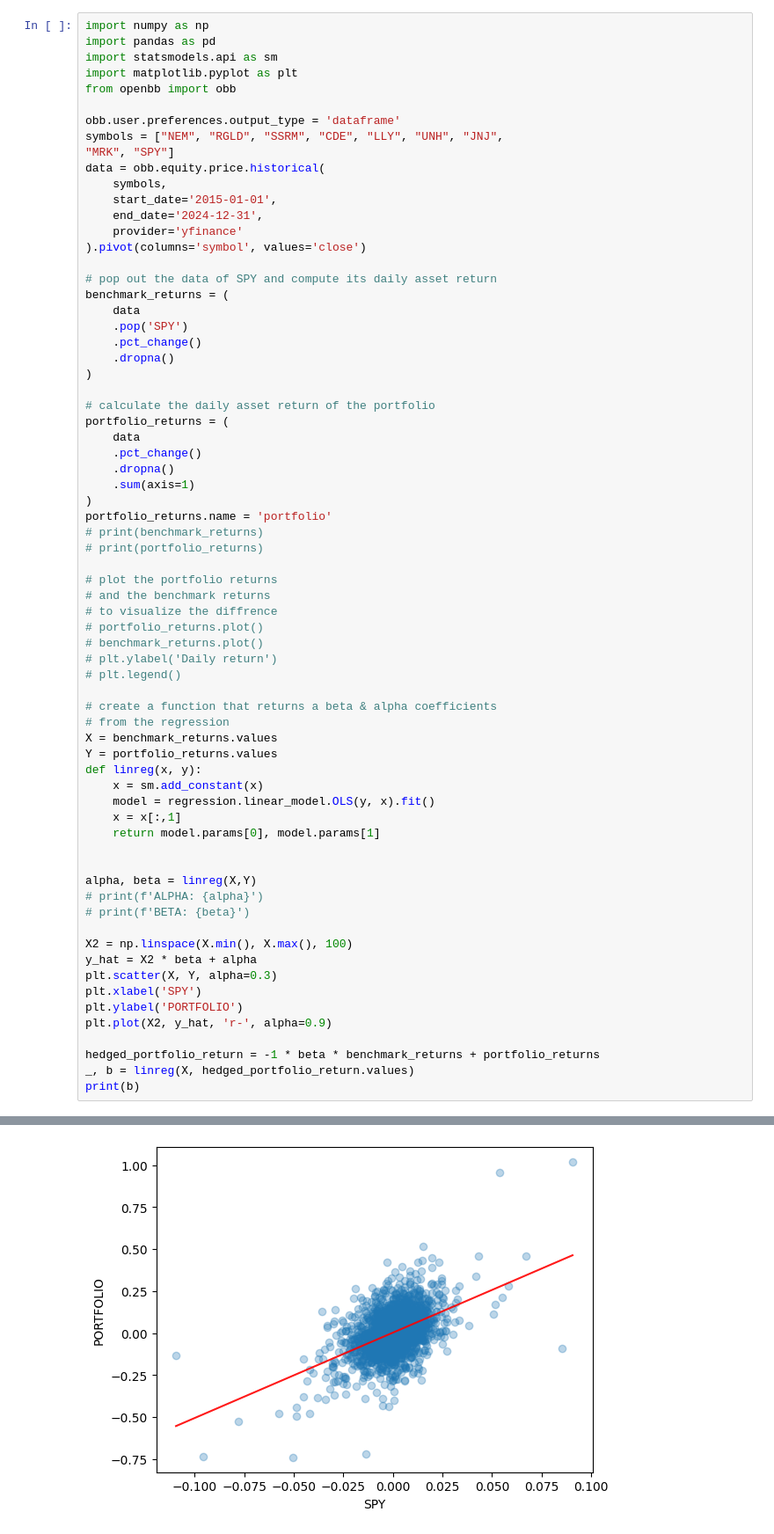
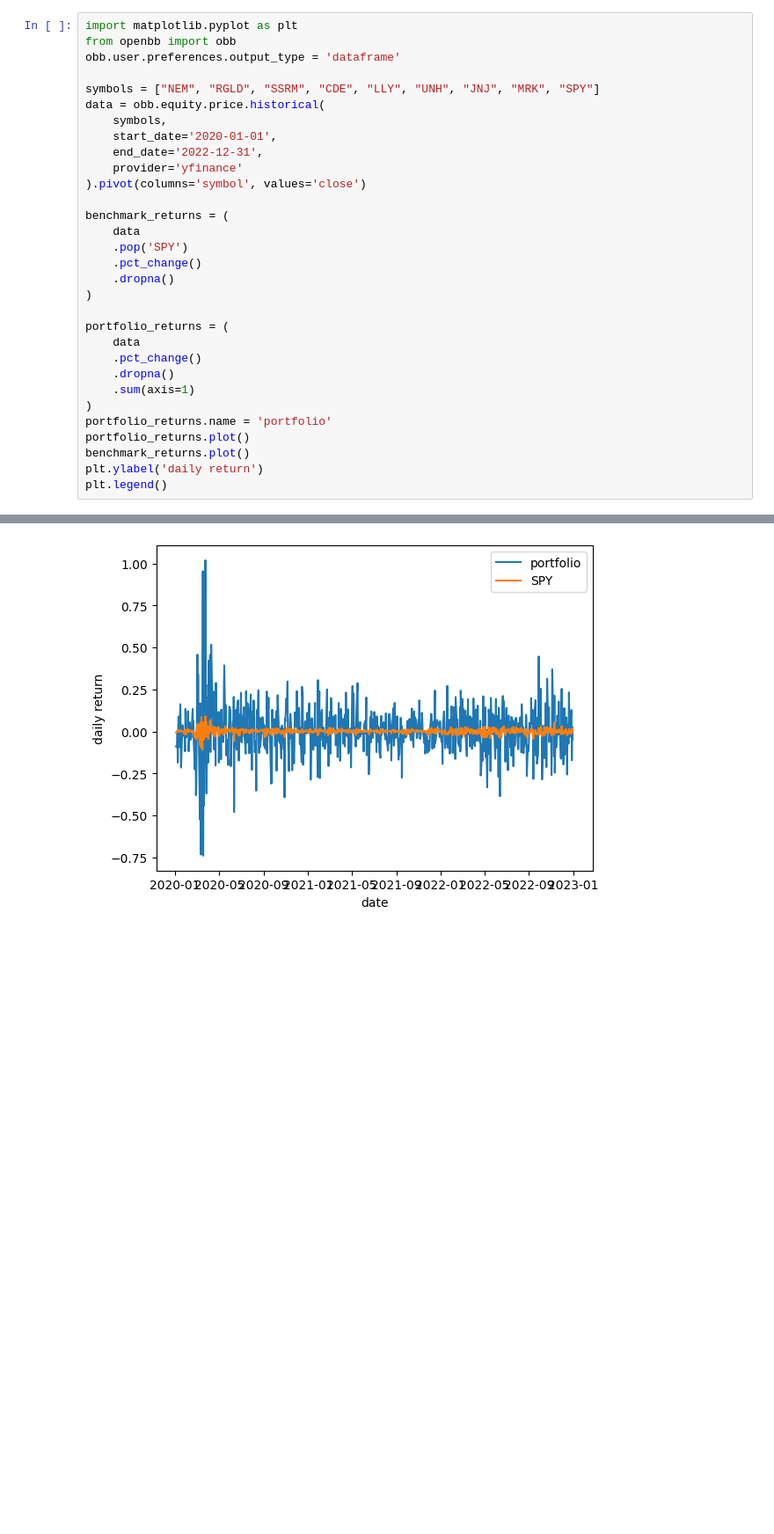
Before and after one commit to silaselisha/quants, a Jupyter notebook: Untitled.ipynb, the cells around one changed output, grey strips where cells are left out. Shown: that part at 88% size. Saved outputs shown, nothing was run; the diff lists cells and outputs as text; blank space fills up the shorter version.

Commit message:
portfolio hedging using linear regression'

```diff
--- a/Untitled.ipynb
+++ b/Untitled.ipynb
@@ -1,21 +1,16 @@
 # %%
-import numpy as np
-import pandas as pd
-import statsmodels.api as sm
 import matplotlib.pyplot as plt
 from openbb import obb
+obb.user.preferences.output_type = 'dataframe'
 
-obb.user.preferences.output_type = 'dataframe'
-symbols = ["NEM", "RGLD", "SSRM", "CDE", "LLY", "UNH", "JNJ",
-"MRK", "SPY"]
+symbols = ["NEM", "RGLD", "SSRM", "CDE", "LLY", "UNH", "JNJ", "MRK", "SPY"]
 data = obb.equity.price.historical(
     symbols,
-    start_date='2015-01-01',
-    end_date='2024-12-31',
+    start_date='2020-01-01',
+    end_date='2022-12-31',
     provider='yfinance'
 ).pivot(columns='symbol', values='close')
 
-# pop out the data of SPY and compute its daily asset return
 benchmark_returns = (
     data
     .pop('SPY')
@@ -23,7 +18,6 @@ benchmark_returns = (
     .dropna()
 )
 
-# calculate the daily asset return of the portfolio
 portfolio_returns = (
     data
     .pct_change()
@@ -31,40 +25,8 @@ portfolio_returns = (
     .sum(axis=1)
 )
 portfolio_returns.name = 'portfolio'
-# print(benchmark_returns)
-# print(portfolio_returns)
-
-# plot the portfolio returns
-# and the benchmark returns
-# to visualize the diffrence
-# portfolio_returns.plot()
-# benchmark_returns.plot()
-# plt.ylabel('Daily return')
-# plt.legend()
-
-# create a function that returns a beta & alpha coefficients
-# from the regression
-X = benchmark_returns.values
-Y = portfolio_returns.values
-def linreg(x, y):
-    x = sm.add_constant(x)
-    model = regression.linear_model.OLS(y, x).fit()
-    x = x[:,1]
-    return model.params[0], model.params[1]
-
-
-alpha, beta = linreg(X,Y)
-# print(f'ALPHA: {alpha}')
-# print(f'BETA: {beta}')
-
-X2 = np.linspace(X.min(), X.max(), 100)
-y_hat = X2 * beta + alpha
-plt.scatter(X, Y, alpha=0.3)
-plt.xlabel('SPY')
-plt.ylabel('PORTFOLIO')
-plt.plot(X2, y_hat, 'r-', alpha=0.9)
-
-hedged_portfolio_return = -1 * beta * benchmark_returns + portfolio_returns
-_, b = linreg(X, hedged_portfolio_return.values)
-print(b)
+portfolio_returns.plot()
+benchmark_returns.plot()
+plt.ylabel('daily return')
+plt.legend()
 # %% [output]
@@ -72 +34 @@ print(b)
-[figure, old version]
+[figure, new version]
```
Also changed, not shown: parts of 2 cells of this notebook.
